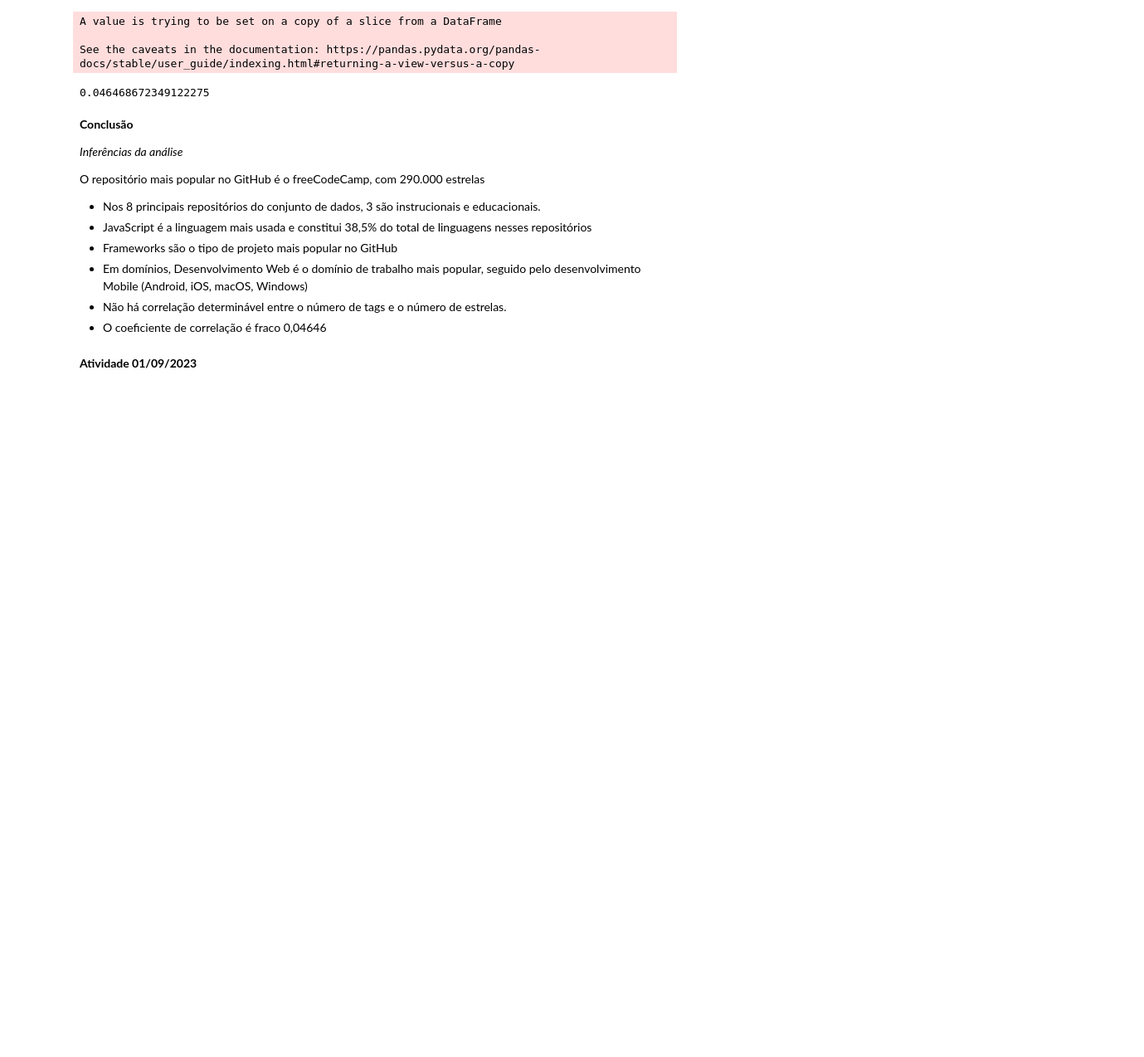
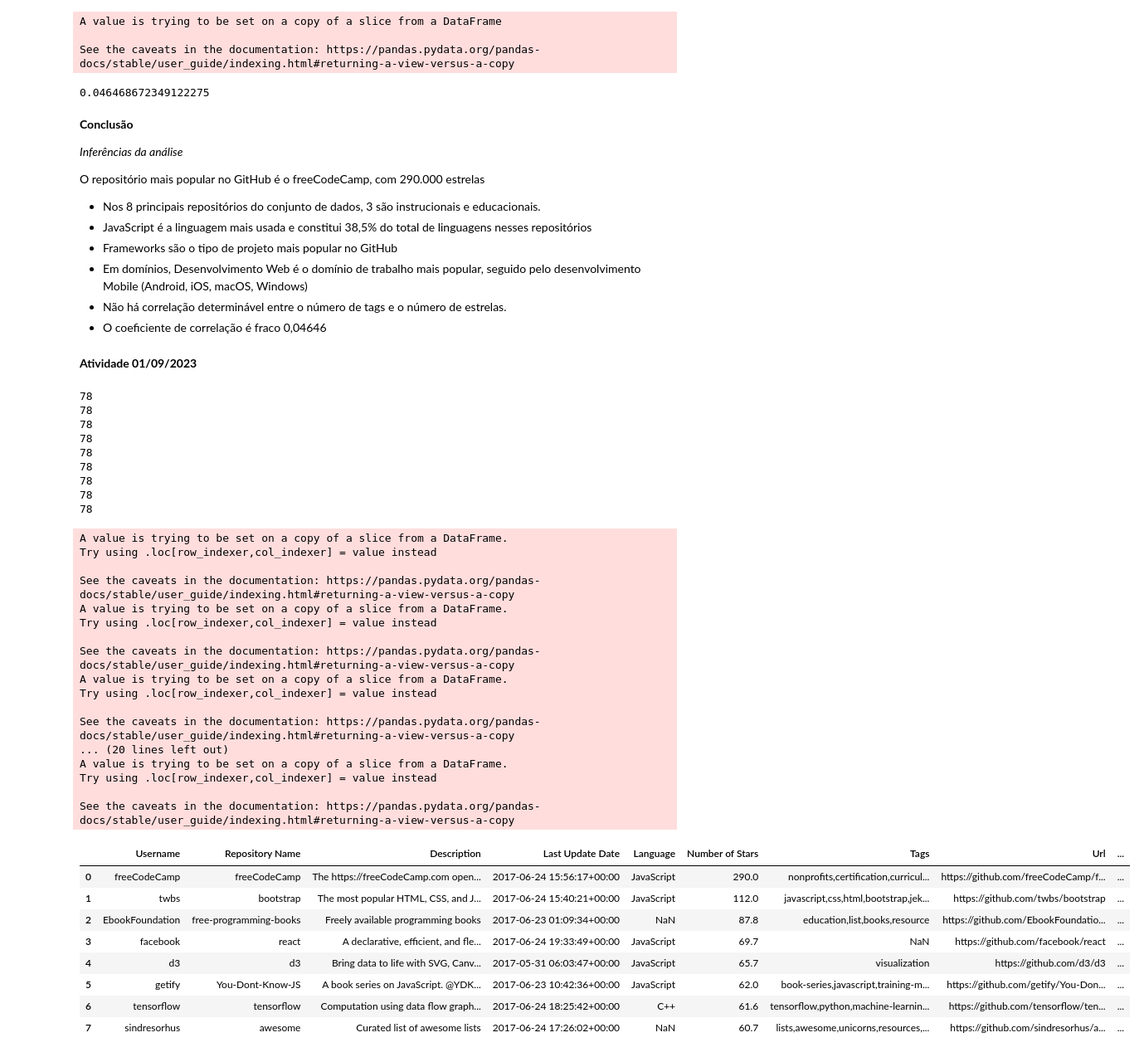
Before and after one commit to jullysilva/TES_ATVS, a Jupyter notebook: GitHub_Repo_2.ipynb, the cells around one changed output. Shown at 83% size. Drawn from its saved outputs; the diff is of its cells as text; code cells hidden in the pictures; blank space fills up the shorter version.

```diff
--- a/GitHub_Repo_2.ipynb
+++ b/GitHub_Repo_2.ipynb
@@ -312,3 +312,54 @@ O repositório mais popular no GitHub é o freeCodeCamp, com 290.000 estrelas
 * O coeficiente de correlação é fraco 0,04646
 # %% [markdown]
 **Atividade 01/09/2023**
+# %%
+# Criar listas para armazenar os nomes dos repositórios e as médias de palavras
+repo_names = []
+avg_word_count = 0
+
+# Iterar sobre os repositórios e calcular a média de palavras na descrição
+for repo in popular_repos:
+    description = popular_repos["Description"]
+    if len(description) != 0:
+        avg_word_count = len(str(description).split())
+    else:
+        avg_word_count = 0
+    popular_repos["Media de Palavras"] = avg_word_count
+
+popular_repos.head(8)
+# %% [output]
+78
+78
+78
+78
+78
+78
+78
+78
+78
+A value is trying to be set on a copy of a slice from a DataFrame.
+Try using .loc[row_indexer,col_indexer] = value instead
+
+See the caveats in the documentation: https://pandas.pydata.org/pandas-docs/stable/user_guide/indexing.html#returning-a-view-versus-a-copy
+A value is trying to be set on a copy of a slice from a DataFrame.
+Try using .loc[row_indexer,col_indexer] = value instead
+
+See the caveats in the documentation: https://pandas.pydata.org/pandas-docs/stable/user_guide/indexing.html#returning-a-view-versus-a-copy
+A value is trying to be set on a copy of a slice from a DataFrame.
+Try using .loc[row_indexer,col_indexer] = value instead
+
+See the caveats in the documentation: https://pandas.pydata.org/pandas-docs/stable/user_guide/indexing.html#returning-a-view-versus-a-copy
+... (20 lines left out)
+A value is trying to be set on a copy of a slice from a DataFrame.
+Try using .loc[row_indexer,col_indexer] = value instead
+
+See the caveats in the documentation: https://pandas.pydata.org/pandas-docs/stable/user_guide/indexing.html#returning-a-view-versus-a-copy
+|  | Username | Repository Name | Description | Last Update Date | Language | Number of Stars | Tags | Url | ... |
+| 0 | freeCodeCamp | freeCodeCamp | The https://freeCodeCamp.com open... | 2017-06-24 15:56:17+00:00 | JavaScript | 290.0 | nonprofits,certification,curricul... | https://github.com/freeCodeCamp/f... | ... |
+| 1 | twbs | bootstrap | The most popular HTML, CSS, and J... | 2017-06-24 15:40:21+00:00 | JavaScript | 112.0 | javascript,css,html,bootstrap,jek... | https://github.com/twbs/bootstrap | ... |
+| 2 | EbookFoundation | free-programming-books | Freely available programming books | 2017-06-23 01:09:34+00:00 | NaN | 87.8 | education,list,books,resource | https://github.com/EbookFoundatio... | ... |
+| 3 | facebook | react | A declarative, efficient, and fle... | 2017-06-24 19:33:49+00:00 | JavaScript | 69.7 | NaN | https://github.com/facebook/react | ... |
+| 4 | d3 | d3 | Bring data to life with SVG, Canv... | 2017-05-31 06:03:47+00:00 | JavaScript | 65.7 | visualization | https://github.com/d3/d3 | ... |
+| 5 | getify | You-Dont-Know-JS | A book series on JavaScript. @YDK... | 2017-06-23 10:42:36+00:00 | JavaScript | 62.0 | book-series,javascript,training-m... | https://github.com/getify/You-Don... | ... |
+| 6 | tensorflow | tensorflow | Computation using data flow graph... | 2017-06-24 18:25:42+00:00 | C++ | 61.6 | tensorflow,python,machine-learnin... | https://github.com/tensorflow/ten... | ... |
+| 7 | sindresorhus | awesome | Curated list of awesome lists | 2017-06-24 17:26:02+00:00 | NaN | 60.7 | lists,awesome,unicorns,resources,... | https://github.com/sindresorhus/a... | ... |
```
